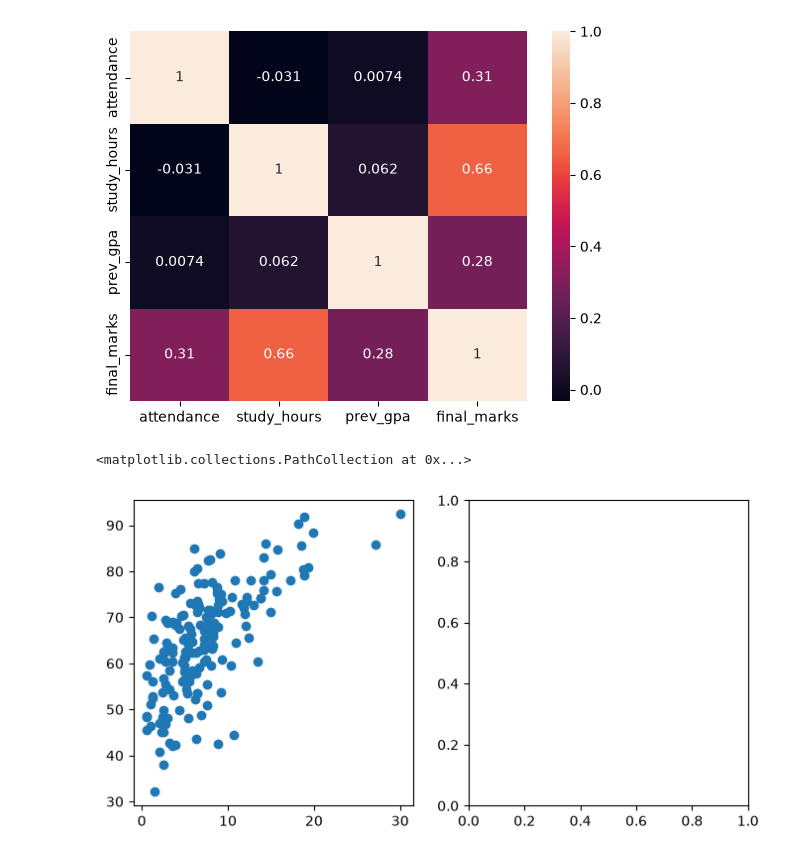
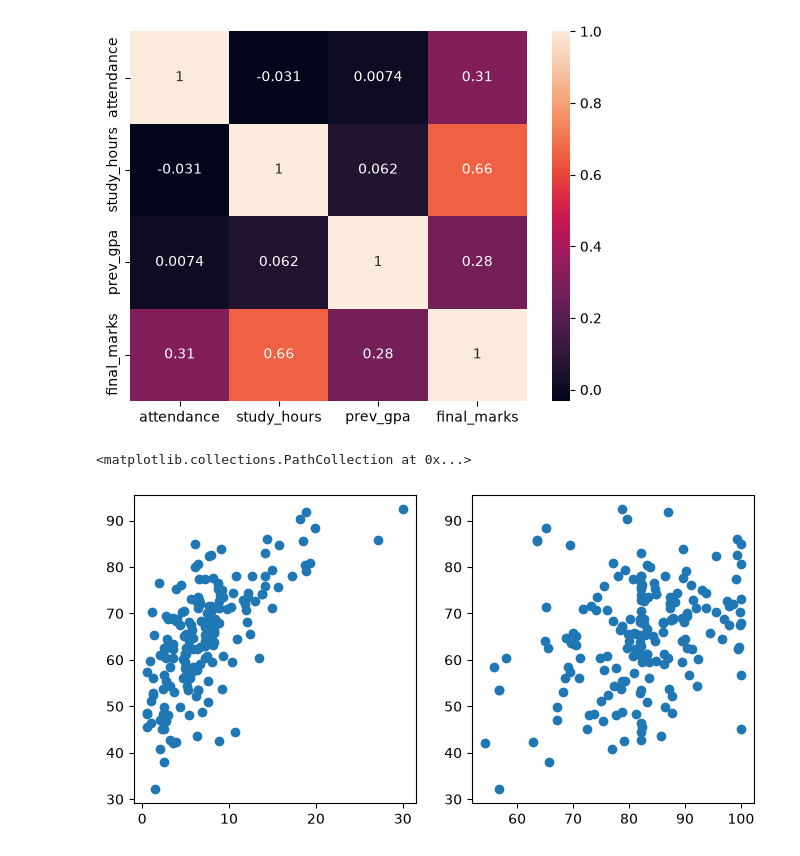
Before and after one commit to mmilyas245-dot/artificial_intelligence_coarse26, a Jupyter notebook: w5seabornd1.ipynb, the cells around one changed output. Cells and saved outputs as stored; diff of their text form; code cells hidden in the pictures.

```diff
--- a/w5seabornd1.ipynb
+++ b/w5seabornd1.ipynb
@@ -168,7 +168,7 @@ sns.heatmap(cor,annot=True)
 # %%
 fig,ax=plt.subplots(1,2,figsize=(8,4))
 ax[0].scatter(df['study_hours'],df['final_marks'])
-ax[1].scatter(df[''],df['final_marks'])
+ax[1].scatter(df['attendance'],df['final_marks'])
 # %% [output]
 <matplotlib.collections.PathCollection at 0x...>
-[figure, old version]
+[figure, new version]
```
Also changed, not shown: parts of 2 cells of this notebook.
